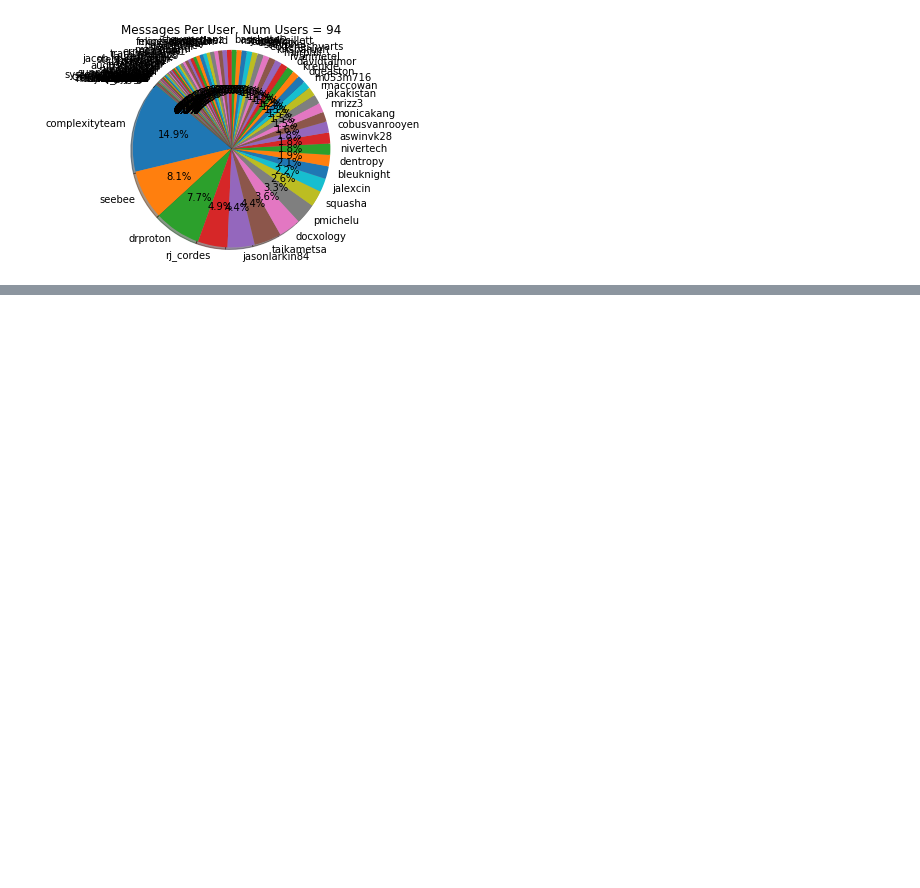
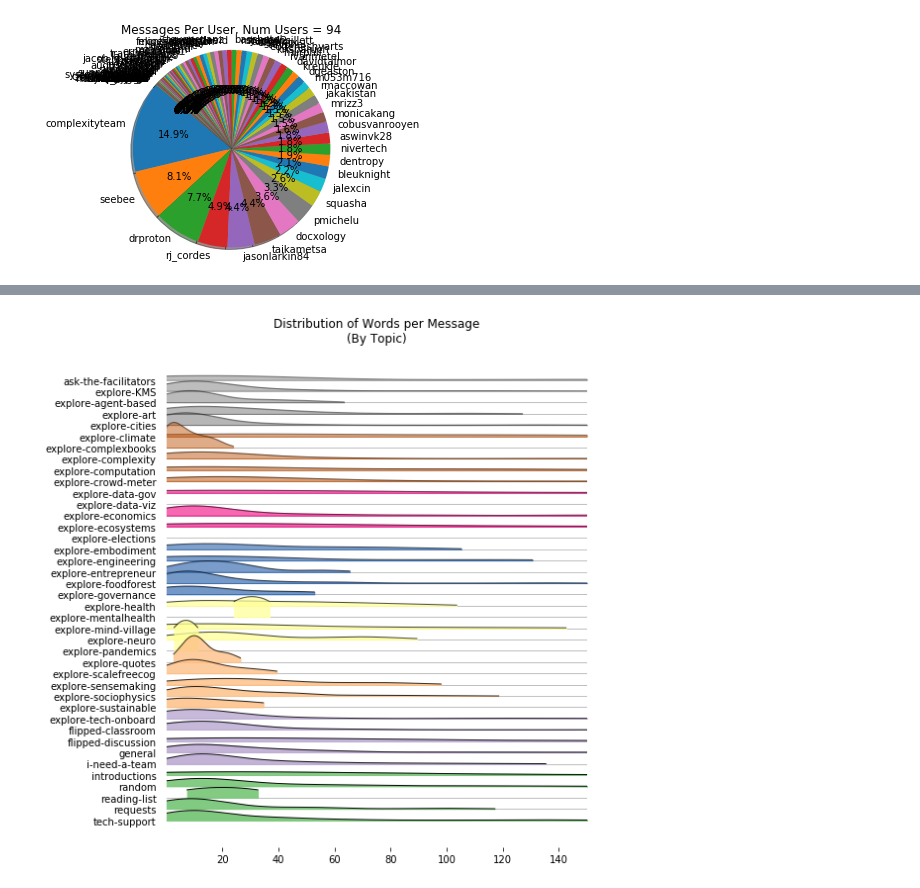
Before and after one commit to dentropy/keybase-binding-original, a Jupyter notebook: generate_graphs.ipynb, the cells around one changed output, grey strips where cells are left out. Drawn from its saved outputs; the diff is of its cells as text; code cells hidden in the pictures; blank space fills up the shorter version.

Commit message:
Add joyplot density graph
It's at bottom of generate_graphs.ipynb

```diff
--- a/generate_graphs.ipynb
+++ b/generate_graphs.ipynb
@@ -23,4 +25,31 @@ def generate_plots(labels_list, numbers_list, title):
     plt.title(title)
     plt.axis('equal')
     plt.show()
+
+
+def generate_joyplot(df, by, column,
+                     sortby=None,
+                     title="Distributions",
+                     figsize=(5,20),
+                     x_range=None,
+                     fade=False,
+                     kind="kde",
+                     labels=False,
+                     colormap=cm.Accent_r
+                    ):
+    # Makes "stacked" distributions using joyplot package. df is a pandas data frame.
+    if sortby is not None:
+        df = df.sort_values(by=sortby)
+    fig, axes = joypy.joyplot(df, by=by, column=column,
+                              range_style='own',
+                              grid="y",
+                              linewidth=1.5,
+                              figsize=figsize,
+                              x_range=x_range,
+                              legend=False,
+                              title=title,
+                              labels=labels,
+                              colormap=colormap,
+                              fade=fade,
+                              kind=kind)
 # %%
@@ -67,0 +93,3 @@ generate_plots(gen_an.number_users_per_topic["users_list"],gen_an.number_users_p
+# %%
+df = gen_an.get_message_data_frames(offset_time=1600000000)
+df.head()
@@ -67,0 +103,10 @@ generate_plots(gen_an.number_users_per_topic["users_list"],gen_an.number_users_p
+# %%
+generate_joyplot(df, "topic", "word_count",
+                 sortby="characters_per_topic",
+                 title="Distribution of Words per Message\n(By Topic)",
+                 x_range=np.linspace(0,150,200),
+                 figsize=(8,8),
+                 kind="kde",
+                 fade=True)
+# %% [output]
+[figure, added]
```
Also changed, not shown: parts of 8 cells of this notebook, 1 other file.
